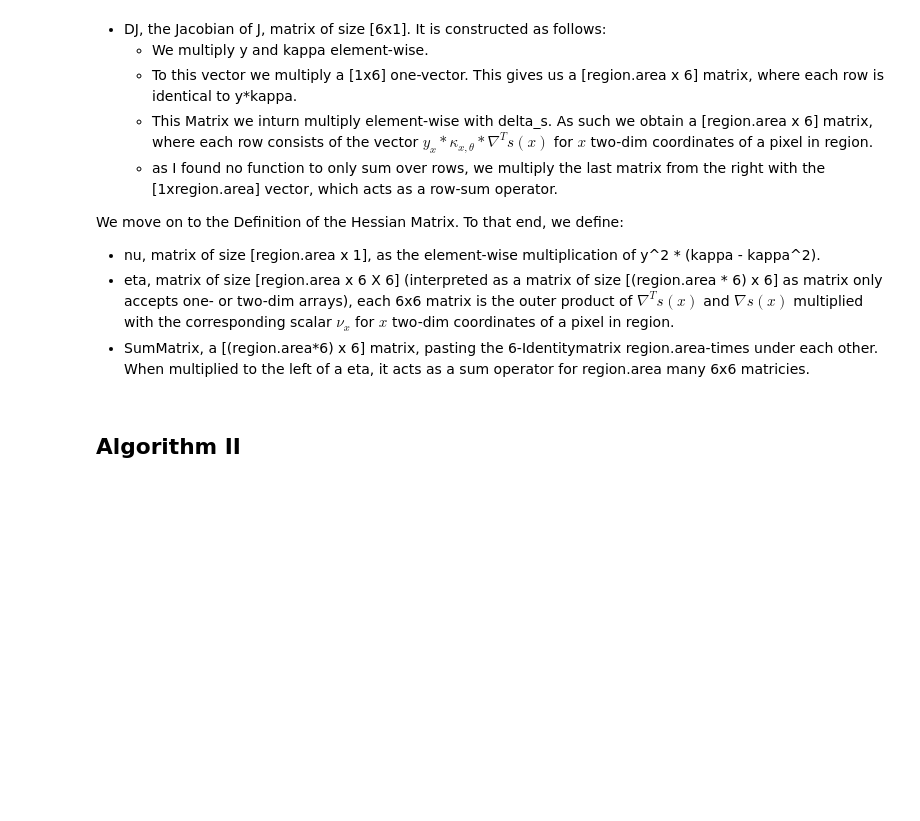
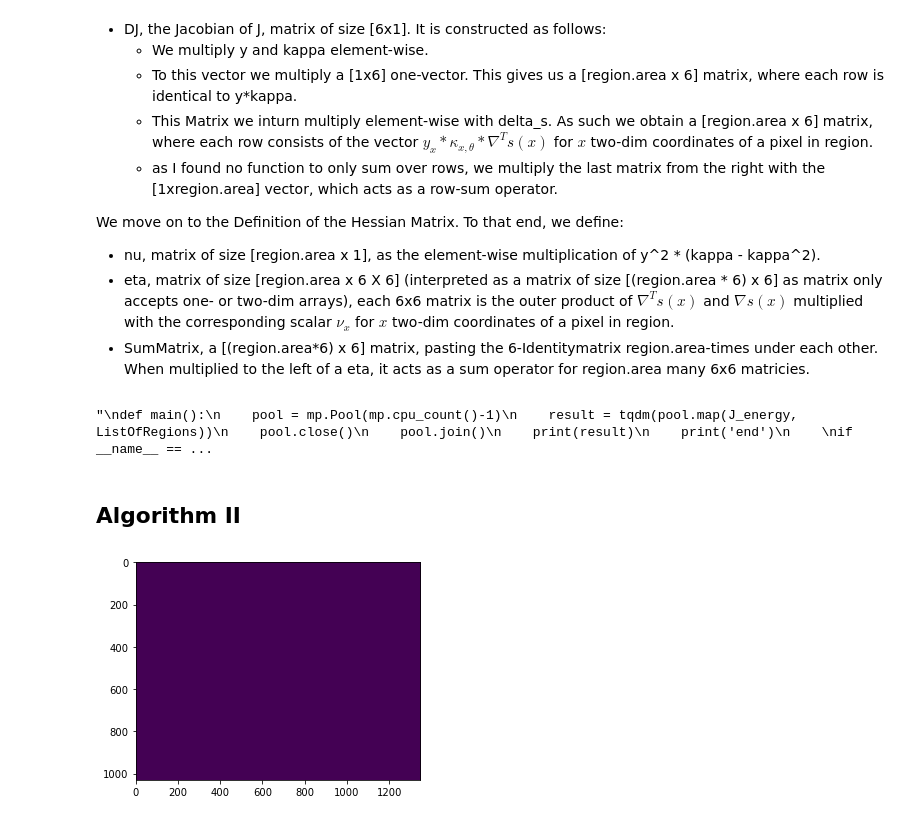
Before and after one commit to Jacob-Relle/MIP-Projekt, a Jupyter notebook: Project.ipynb, the cells around one changed output. Drawn from its saved outputs; the diff is of its cells as text; code cells hidden in the pictures; blank space fills up the shorter version.

```diff
--- a/Project.ipynb
+++ b/Project.ipynb
@@ -16,18 +16,15 @@ from sknetwork.path import distance
 from tqdm import tqdm
 
 from cvxopt import solvers, matrix, div, log, exp, mul
-# %%
-#get image and define the image space
-image = plt.imread('../images/dna-images/gnf/dna-5.png')[...,0]
 # %% [markdown]
 ## Algorithm I
 # %%
-def generate_fragments(img,std_dev,int_threshold,min_seed_dist,max_search_depth,max_frag_dist):
+def generate_fragments(img,std_dev,int_threshold,min_seed_dist,max_search_depth,max_frag_dist, background = 60):
     img = img_as_ubyte(img)
     #smooth image with gausian filter
     g = gaussian_filter(img,std_dev)
     #flatten the lower 50 percentile of the gaussian filter to 0 (for background)
-    g[g < np.percentile(g, 50)] = 0
+    g[g < np.percentile(g, background)] = 0
 
     #Fehlerabfangen
     if std_dev < 0:
@@ -40,6 +37,8 @@ def generate_fragments(img,std_dev,int_threshold,min_seed_dist,max_search_depth,
         raise ValueError("maximum search error needs to be positive")
     if max_frag_dist < 0:
         raise ValueError("maximum fragments distance needs zo be positive")
+    if background > 100 or background < 0:
+        raise ValueError('background is a percentage value between 0 and 100')
 
     #Create Delta Ball
     B = disk(min_seed_dist)
@@ -207,3 +193,18 @@ if __name__ == '__main__':
+# %%
+'''
+def main():
+    pool = mp.Pool(mp.cpu_count()-1)
+    result = tqdm(pool.map(J_energy, ListOfRegions))
+    pool.close()
+    pool.join()
+    print(result)
+    print('end')
+
+if __name__ == '__main__':
+    main()
+'''
+# %% [output]
+"\ndef main():\n    pool = mp.Pool(mp.cpu_count()-1)\n    result = tqdm(pool.map(J_energy, ListOfRegions))\n    pool.close()\n    pool.join()\n    print(result)\n    print('end')\n    \nif __name__ == ...
 # %% [markdown]
 ## Algorithm II
 # %%
@@ -266,34 +267,28 @@ def global_solution(f,alpha,Omega,S):
         Z -= {S[k_prim]}
     return u
 # %%
-def segmented(Omega, image, f, Z):
+def segmented(Omega, image, f, theta, Z):
     alpha = np.median(f)
     u = global_solution(f, alpha, Omega, Z)
+    coords = [(x[0], x[1]) for x in np.ndindex(image.shape)]
     segmentation = np.zeros_like(image)
+    delta_s = matrix(np.array([[x[0]**2, x[1]**2, 2*x[0]*x[1], x[0], x[1], 1] for x in coords]))
     for k in range(len(u)):
         if u[k]==1:
-            regions = []
-            for i in Z[k]:
-                regions.append(regionprops(Omega)[i-1])
-            n = len(regions)
-            area = 0
-            sub_img = np.zeros_like(Omega, dtype = bool)
-            for reg in regions:
-                area += reg.area
-                sub_img += Omega == reg.label
-            coords = regions[0].coords
-            for i in range(1, n):
-                coords = np.append(coords, regions[i].coords, axis = 0)
-            delta_s = matrix(np.array([[x[0]**2, x[1]**2, 2*x[0]*x[1], x[0], x[1], 1] for x in coords]), (area, 6))
             s = delta_s * theta[k,:].T
             for i,pixel in enumerate(coords ,start= 0):
                 if s[i]>=0:
                     segmentation[pixel[0],pixel[1]] = 1
-    return segmentation
+    return s
-# %%
-for i in tqdm(range(50)):
-    image = plt.imread('../images/dna-images/gnf/dna-' + str(i) + '.png')[...,0]
-    Omega,S = generate_fragments(image,16,0.01,20,2,100)
-    f, theta = Solv(Omega, image, S)
-    segmentation = segmented(Omega, image, f, list(S))
-    plt.imsave('../images/segmented/dna-' + str(i) + '.png', segmentation)
+# %%
+for i in tqdm(range(0,1)):
+    image = plt.imread('../images/dna-images/gnf/dna-' + str(i) + '.png')[...,0]
+    Omega,S = generate_fragments(image,16,0.1,20,2,100, background = 0)
+    if len(S) > 300:
+        Omega, S = generate_fragments(image, 16, 0.1, 20, 2, 100, background = 0)
+    f, theta = Solv(Omega, image, S)
+    segmentation = segmented(Omega, image, f, theta, list(S))
+    plt.imshow(segmentation)
+    #plt.imsave('../images/segmented/dna-' + str(i) + '.png', segmentation)
+# %% [output]
+[figure, added]
```
Also changed, not shown: parts of 1 cell of this notebook.
